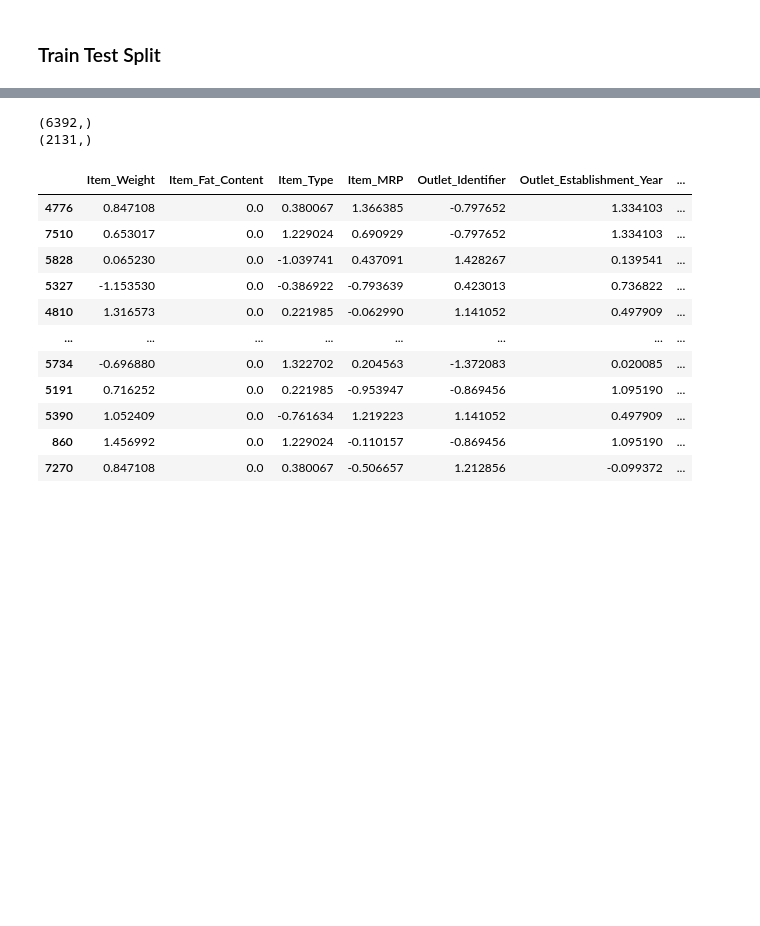
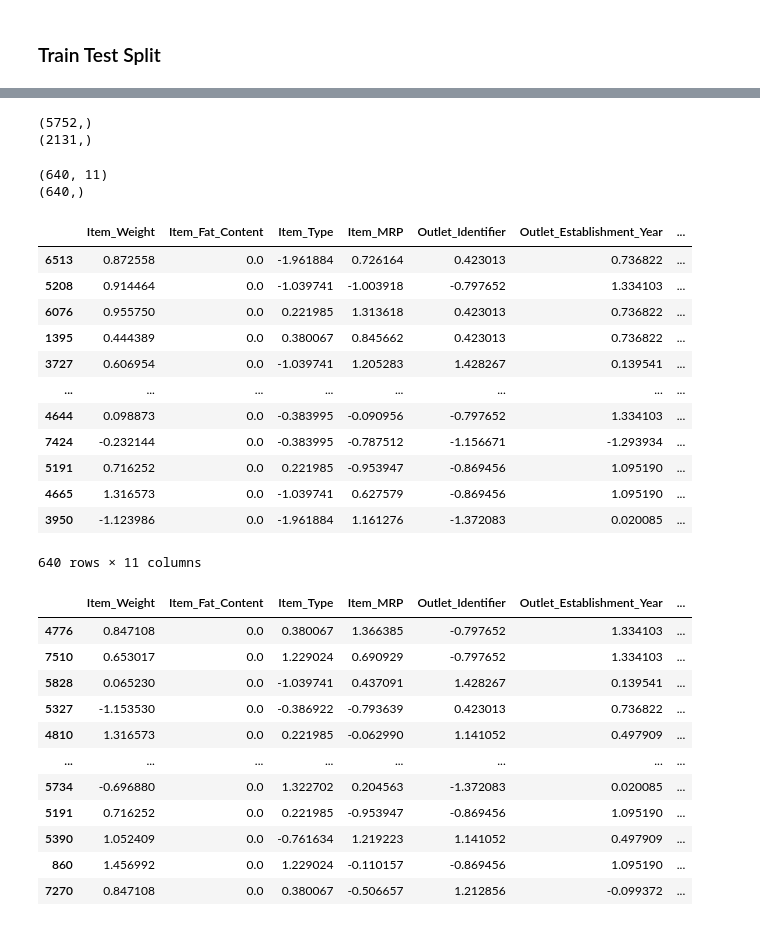
Before and after one commit to aswinijena3459/ML-Projects, a Jupyter notebook: Data_e2e/Market Data (E2E).ipynb, the cells around one changed output, grey strips where cells are left out. Drawn from its saved outputs; the diff is of its cells as text; code cells hidden in the pictures; blank space fills up the shorter version.

```diff
--- a/Data_e2e/Market Data (E2E).ipynb
+++ b/Data_e2e/Market Data (E2E).ipynb
@@ -629,6 +637,6 @@ Name: Item_Outlet_Sales, Length: 8523, dtype: float64
 from sklearn.preprocessing import StandardScaler
 
 scaler=StandardScaler()
-scaler.fit(X_data)
+scaler.fit(X)
 # %% [output]
 StandardScaler(copy=True, with_mean=True, with_std=True)
@@ -651,7 +659,7 @@ X_data
 # %%
-cols=X_data.columns
+cols=X.columns
 # %%
-scaled_data=pd.DataFrame(scaler.transform(X_data),columns=cols)
+scaled_data=pd.DataFrame(scaler.transform(X),columns=cols)
 # %%
 scaled_data
 # %% [output]
@@ -684,7 +692,8 @@ data.to_csv('ready_to_train_data.csv')##data is saved to a csv file now
 ### Train Test Split
 # %%
 from sklearn.model_selection import train_test_split
-X_train, X_test, y_train, y_test = train_test_split(scaled_data, Y_data, test_size=0.25, random_state=42)
+X1, X_test, Y1, Y_test = train_test_split(scaled_data, Y, test_size=0.25, random_state=42)
+X_train,Xcv,Y_train,Ycv=train_test_split(X1,Y1, test_size=0.10, random_state=42)
 # %%
 print(X_train.shape)
 print(X_test.shape)
@@ -693,10 +702,32 @@ print(X_test.shape)
 (2131, 11)
 # %%
-print(y_train.shape)
-print(y_test.shape)
+print(Y_train.shape)
+print(Y_test.shape)
 # %% [output]
-(6392,)
+(5752,)
 (2131,)
+# %%
+print(Xcv.shape)
+print(Ycv.shape)
+# %% [output]
+(640, 11)
+(640,)
+# %%
+Xcv
+# %% [output]
+|  | Item_Weight | Item_Fat_Content | Item_Type | Item_MRP | Outlet_Identifier | Outlet_Establishment_Year | ... |
+| 6513 | 0.872558 | 0.0 | -1.961884 | 0.726164 | 0.423013 | 0.736822 | ... |
+| 5208 | 0.914464 | 0.0 | -1.039741 | -1.003918 | -0.797652 | 1.334103 | ... |
+| 6076 | 0.955750 | 0.0 | 0.221985 | 1.313618 | 0.423013 | 0.736822 | ... |
+| 1395 | 0.444389 | 0.0 | 0.380067 | 0.845662 | 0.423013 | 0.736822 | ... |
+| 3727 | 0.606954 | 0.0 | -1.039741 | 1.205283 | 1.428267 | 0.139541 | ... |
+| ... | ... | ... | ... | ... | ... | ... | ... |
+| 4644 | 0.098873 | 0.0 | -0.383995 | -0.090956 | -0.797652 | 1.334103 | ... |
+| 7424 | -0.232144 | 0.0 | -0.383995 | -0.787512 | -1.156671 | -1.293934 | ... |
+| 5191 | 0.716252 | 0.0 | 0.221985 | -0.953947 | -0.869456 | 1.095190 | ... |
+| 4665 | 1.316573 | 0.0 | -1.039741 | 0.627579 | -0.869456 | 1.095190 | ... |
+| 3950 | -1.123986 | 0.0 | -1.961884 | 1.161276 | -1.372083 | 0.020085 | ... |
+640 rows × 11 columns
 # %%
 X_train
 # %% [output]
```
Also changed, not shown: parts of 74 cells of this notebook, 2 other files.
